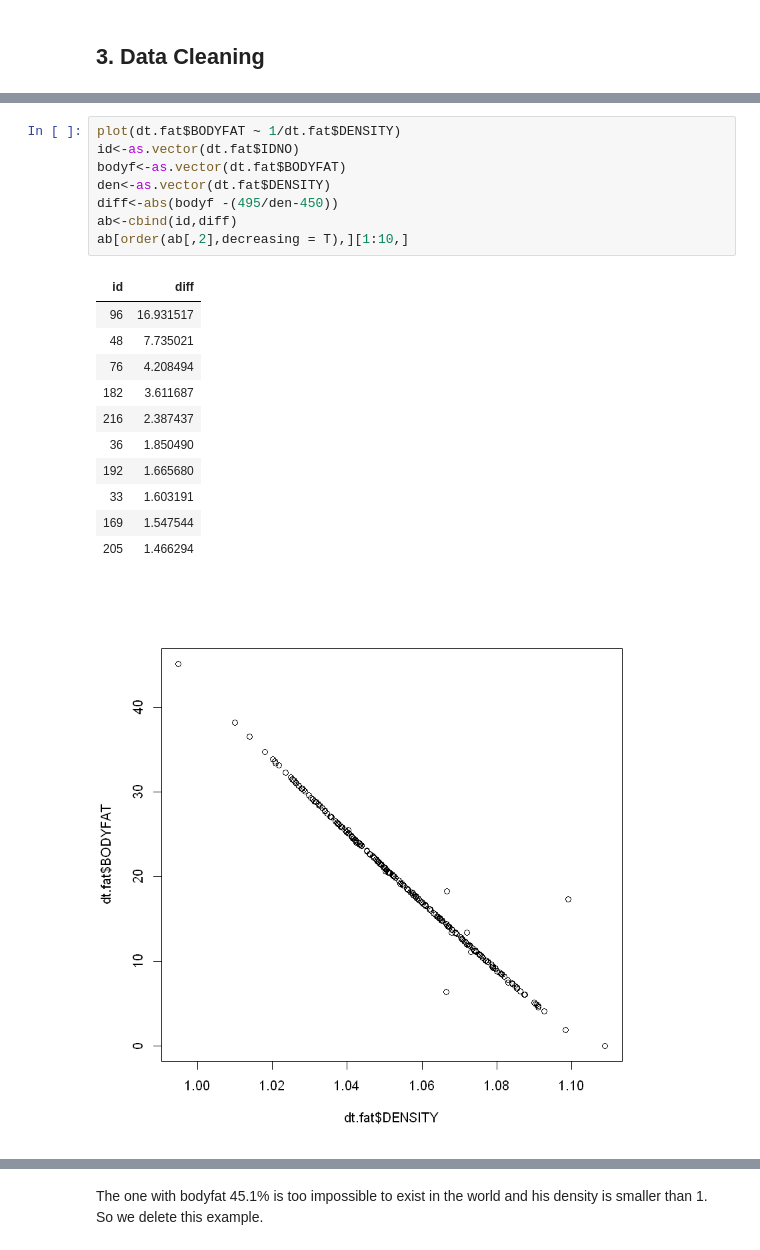
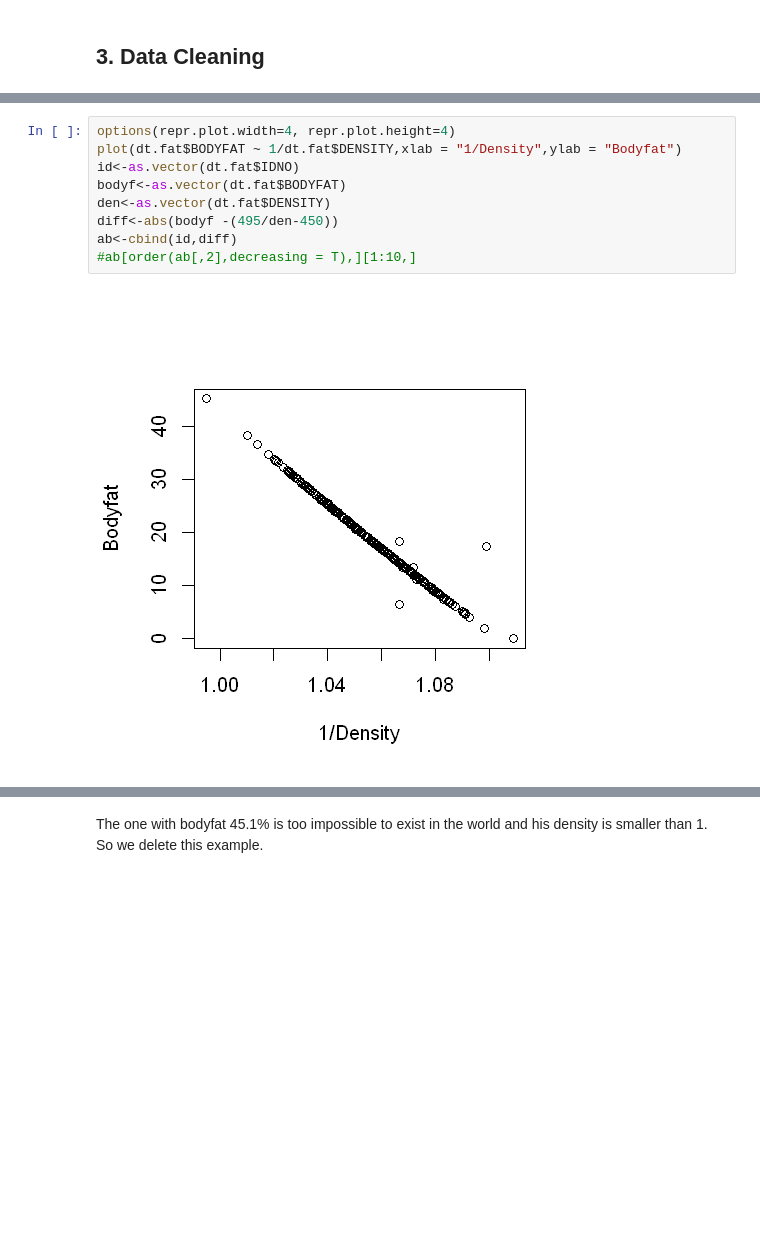
Before and after one commit to YezhouLi/628_Module_2, a Jupyter notebook: code.ipynb, the cells around one changed output, grey strips where cells are left out. Saved outputs shown, nothing was run; the diff lists cells and outputs as text; blank space fills up the shorter version.

```diff
--- a/code.ipynb
+++ b/code.ipynb
@@ -101,22 +55,12 @@ Then we choose top points in terms of the difference between recorded bodyfat an
 # %%
-plot(dt.fat$BODYFAT ~ 1/dt.fat$DENSITY)
+options(repr.plot.width=4, repr.plot.height=4)
+plot(dt.fat$BODYFAT ~ 1/dt.fat$DENSITY,xlab = "1/Density",ylab = "Bodyfat")
 id<-as.vector(dt.fat$IDNO)
 bodyf<-as.vector(dt.fat$BODYFAT)
 den<-as.vector(dt.fat$DENSITY)
 diff<-abs(bodyf -(495/den-450))
 ab<-cbind(id,diff)
-ab[order(ab[,2],decreasing = T),][1:10,]
+#ab[order(ab[,2],decreasing = T),][1:10,]
 # %% [output]
-| id | diff |
-| 96 | 16.931517 |
-| 48 | 7.735021 |
-| 76 | 4.208494 |
-| 182 | 3.611687 |
-| 216 | 2.387437 |
-| 36 | 1.850490 |
-| 192 | 1.665680 |
-| 33 | 1.603191 |
-| 169 | 1.547544 |
-| 205 | 1.466294 |
-[figure, old version]
+[figure, new version]
 # %%
```
Also changed, not shown: parts of 29 cells of this notebook, 1 other file.
